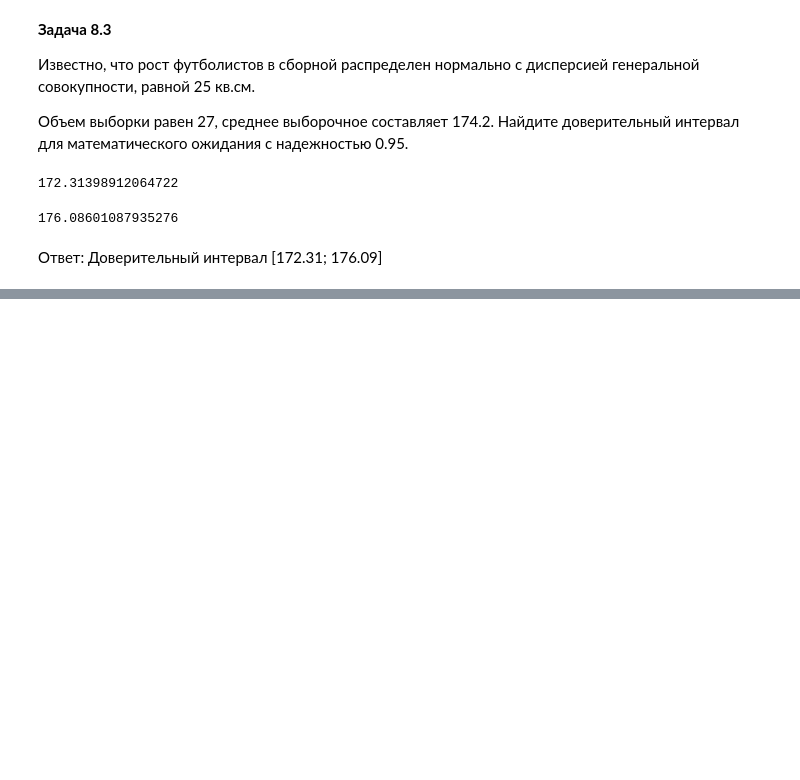
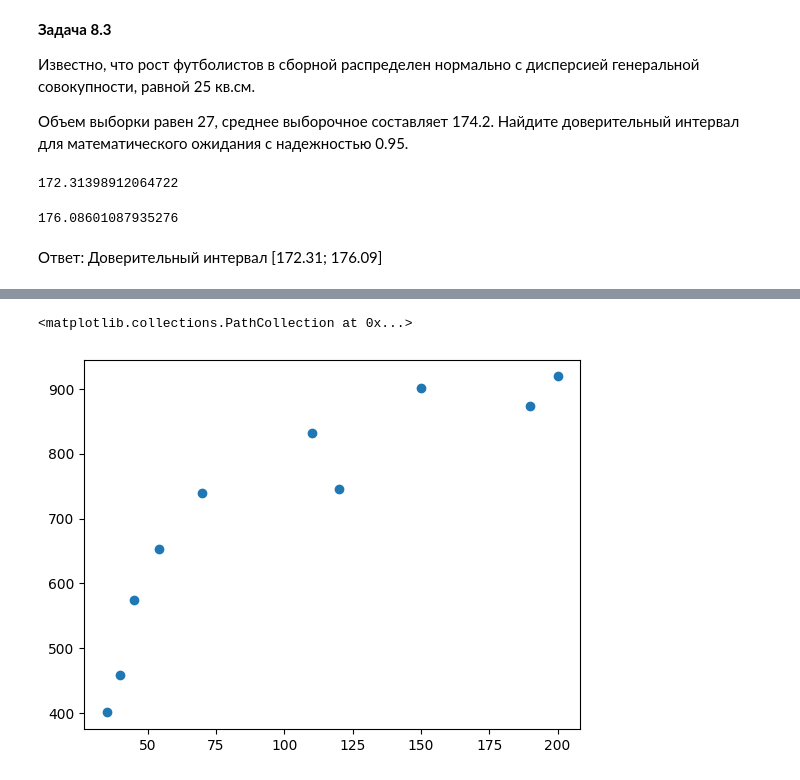
Before and after one commit to olegtyulyaev/--2, a Jupyter notebook: Probability_theory_HW1_10.ipynb, the cells around one changed output, grey strips where cells are left out. Drawn from its saved outputs; the diff is of its cells as text; code cells hidden in the pictures; blank space fills up the shorter version.

```diff
--- a/Probability_theory_HW1_10.ipynb
+++ b/Probability_theory_HW1_10.ipynb
@@ -886,0 +893,19 @@ x_1
+# %%
+import numpy as np
+import matplotlib.pyplot as plt
+from sklearn.linear_model import LinearRegression
+import scipy.stats as stats
+
+
+zp = np.array([35, 45, 190, 200, 40, 70, 54, 150, 120, 110])
+ks = np.array([401, 574, 874, 919, 459, 739, 653, 902, 746, 832])
+n = len(zp)
+
+x = np.array(zp)
+y = np.array(ks)
+# %%
+# отобразим исходные точки на графике
+plt.scatter(x,y)
+# %% [output]
+<matplotlib.collections.PathCollection at 0x...>
+[figure, added]
```
Also changed, not shown: parts of 18 cells of this notebook.
